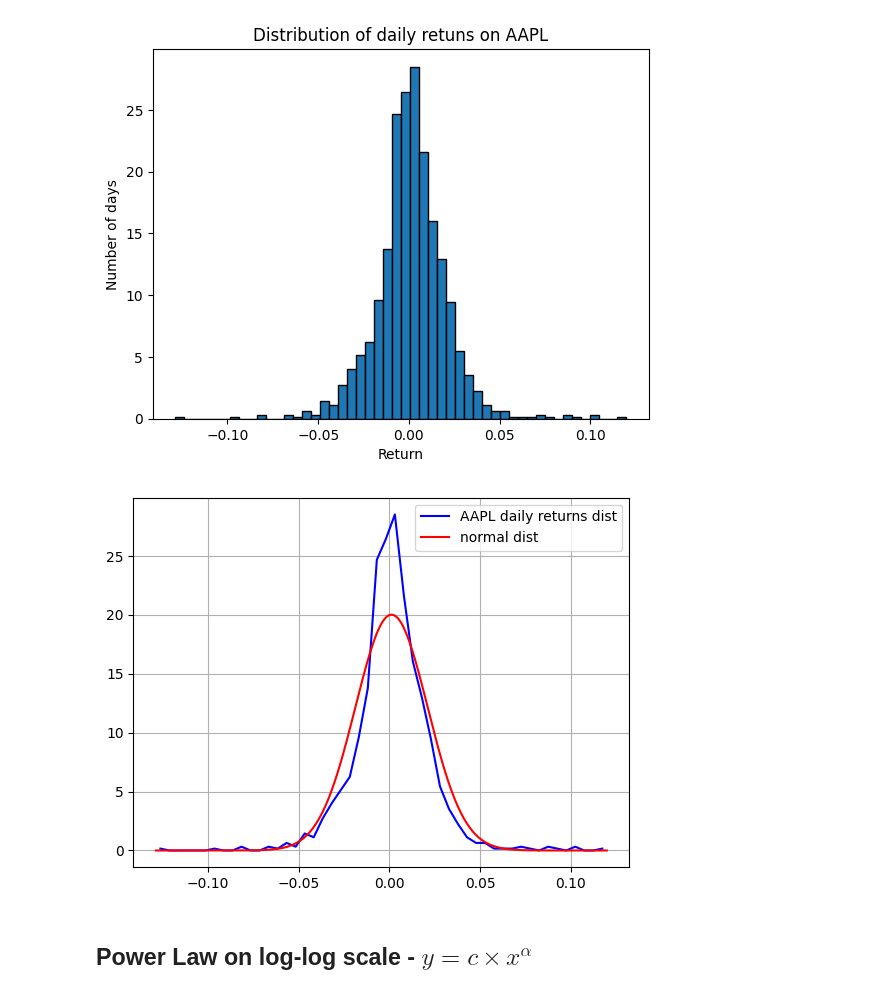
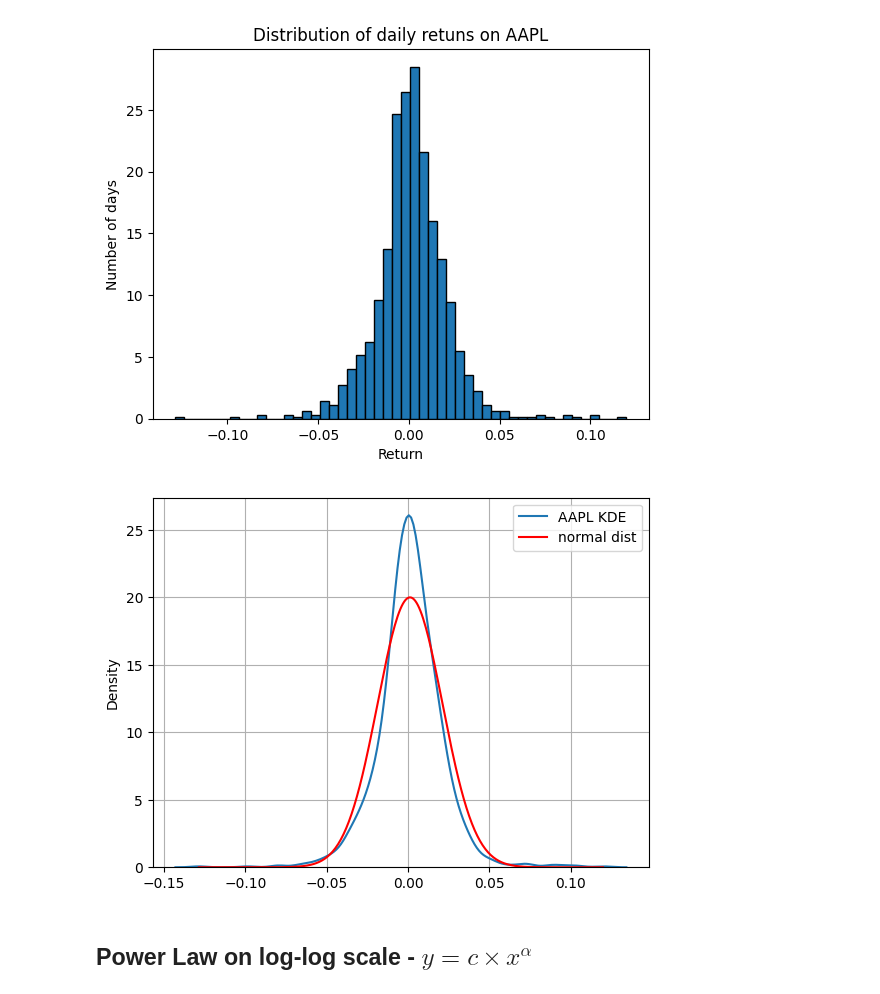
Before and after one commit to Menashe-Lorenzi/Market-Credit-Risk, a Jupyter notebook: risk_models.ipynb, the cells around one changed output. Cells and saved outputs as stored; diff of their text form; code cells hidden in the pictures.

Commit message:
added seaborn plot (kde) for sampels

```diff
--- a/risk_models.ipynb
+++ b/risk_models.ipynb
@@ -118,20 +118,24 @@ plt.show()
 # %%
 # retuns dist
 count, bins = np.histogram(returns, bins = 50, density = True)
 centers = 0.5* (bins[1:] + bins[:-1])
-plt.plot(centers, count, color = 'b', label= f'{ticker} daily returns dist')
+#plt.plot(centers, count, color = 'b', label= f'{ticker} daily returns dist')
+
+# sample dist plot using seaborn KDE
+import seaborn as sns
+sns.kdeplot(returns, label=f'{ticker} KDE')
 
 # the norm dist
 normal = stats.norm(mu, sigma)
 x = np.linspace(minimum, maximum, 300)
 normal_pdf = normal.pdf(x)
 
 plt.plot(x, normal_pdf, label = 'normal dist', color = 'red')
 plt.grid()
 plt.legend()
 plt.show()
 # %% [output]
-[figure, old version]
+[figure, new version]
 # %% [markdown]
 ## Power Law on log-log scale -  $y = c \times x^\alpha$
 # %% [markdown]
```
Also changed, not shown: parts of 4 cells of this notebook.
